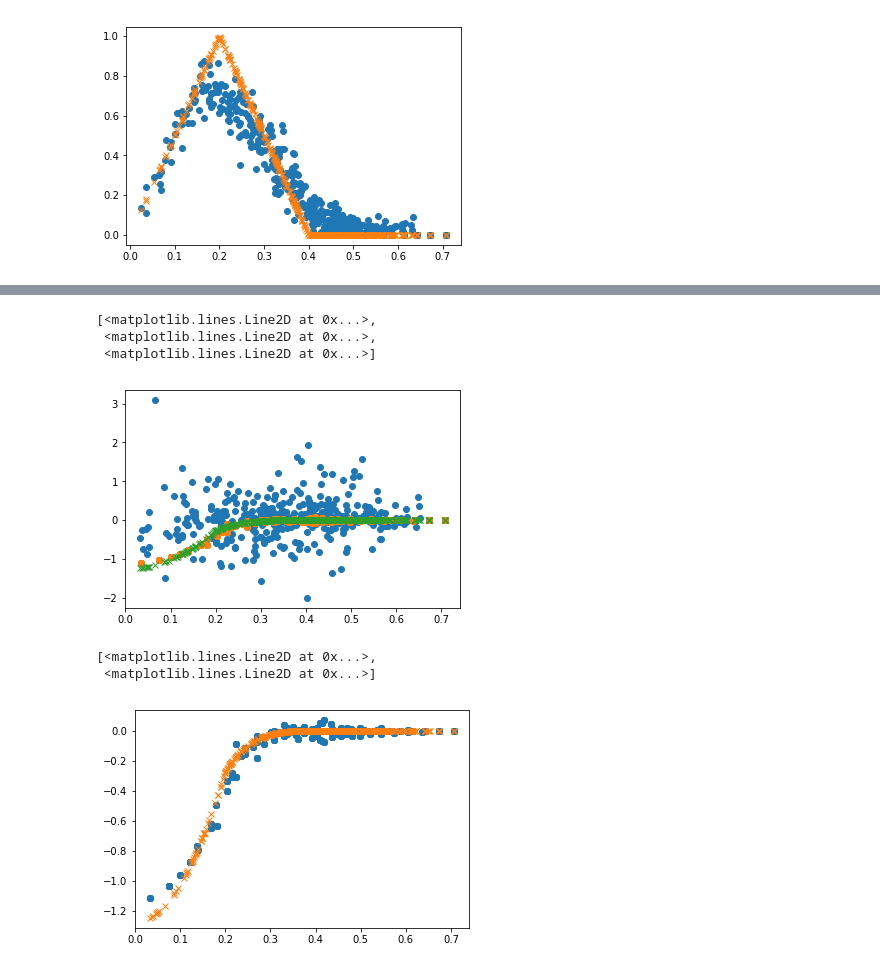
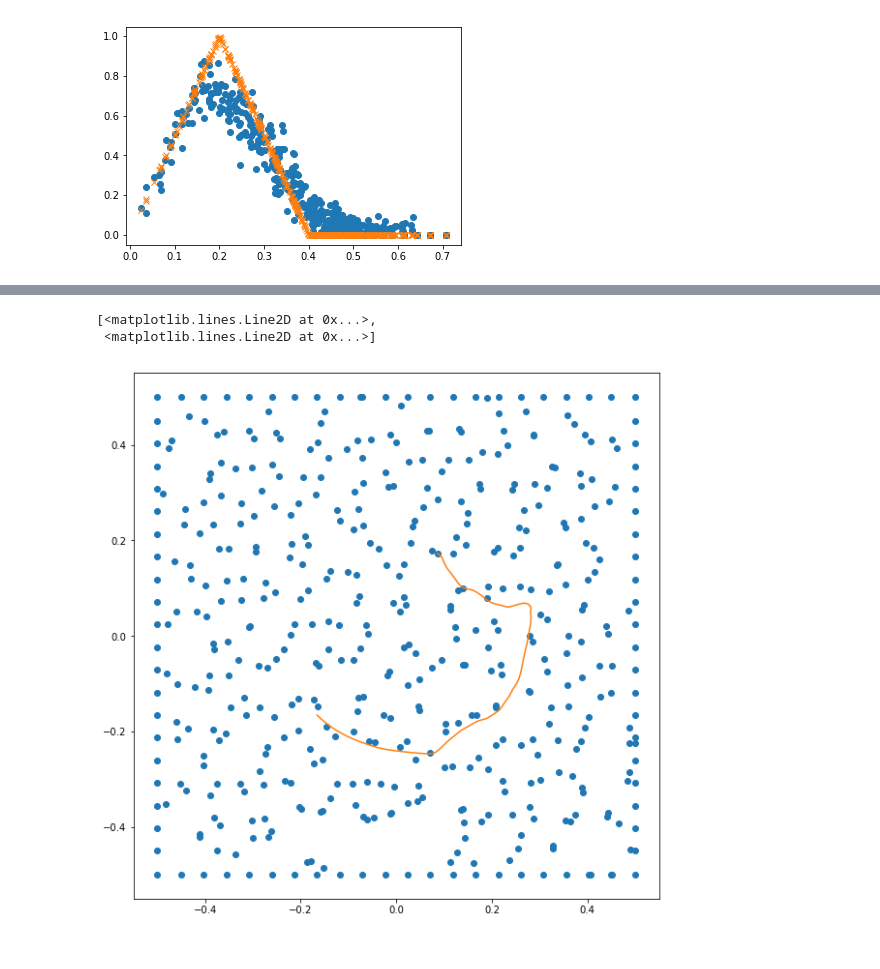
Before and after one commit to ddcampayo/WaaG, a Jupyter notebook: Plot_fields.ipynb, the cells around one changed output, grey strips where cells are left out. Saved outputs shown, nothing was run; the diff lists cells and outputs as text; code cells hidden in the pictures.

```diff
--- a/Plot_fields.ipynb
+++ b/Plot_fields.ipynb
@@ -90,13 +122,11 @@ r1, p1, u1 , vol , I =  read_fields( dir , '4')
-# %%
-plt.plot( r , p, 'o' , r1 , p1 , 'o' , r , press_G( r ), 'x')
-# %% [output]
-[<matplotlib.lines.Line2D at 0x...>,
- <matplotlib.lines.Line2D at 0x...>,
- <matplotlib.lines.Line2D at 0x...>]
-[figure, removed]
-# %%
-plt.plot( r1 , p1 , 'o' , r , press_G( r ), 'x')
-# %% [output]
-[<matplotlib.lines.Line2D at 0x...>,
- <matplotlib.lines.Line2D at 0x...>]
-[figure, removed]
+# %%
+x, y , r, p, u , vol , I =  read_fields( dir , '234')
+plt.figure(figsize=(10,10))
+
+plt.axes().set_aspect('equal')
+
+plt.plot( x, y, 'o', traj[:,1] , traj[:,2])
+# %% [output]
+[<matplotlib.lines.Line2D at 0x...>,
+ <matplotlib.lines.Line2D at 0x...>]
+[figure, added]
```
Also changed, not shown: parts of 24 cells of this notebook, 7 other files.
